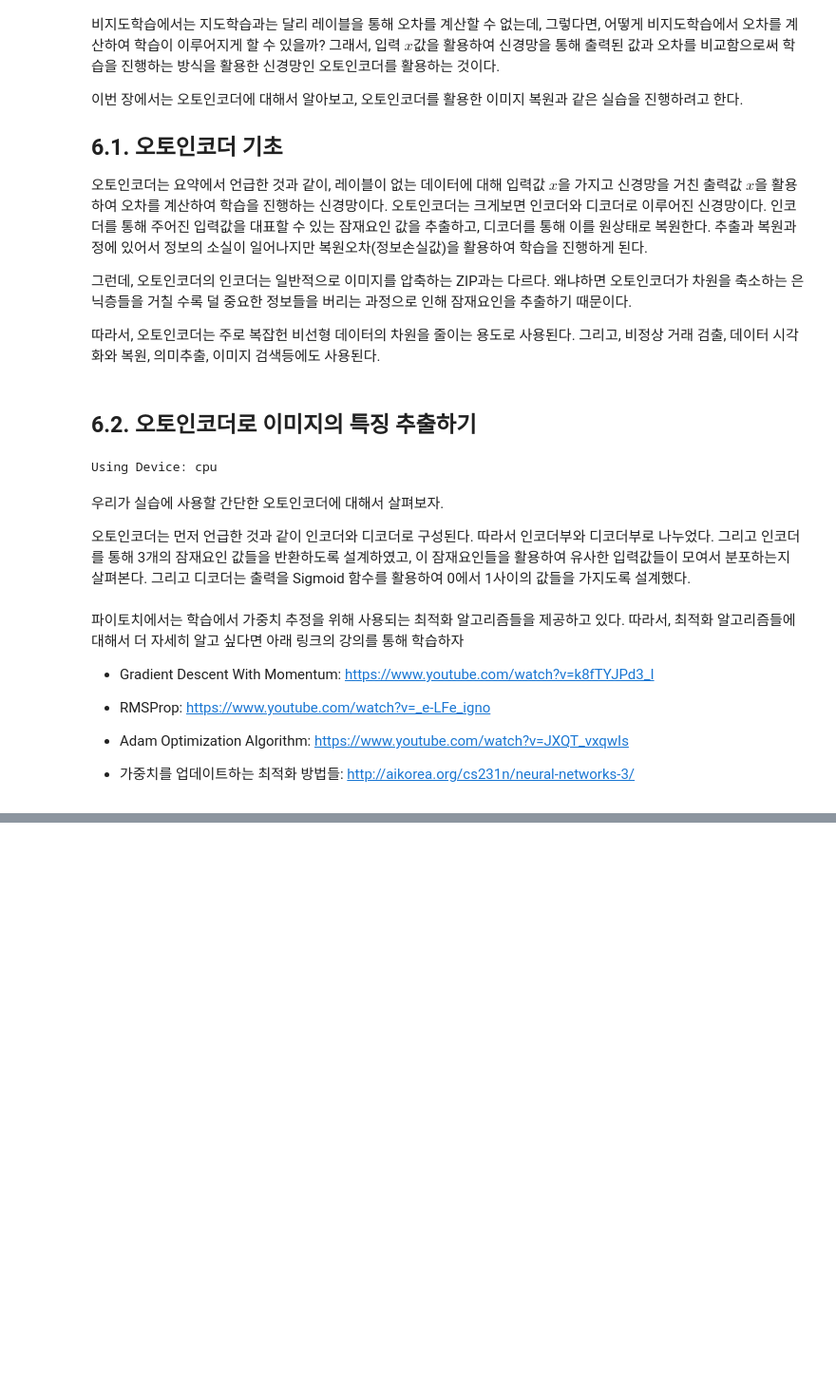
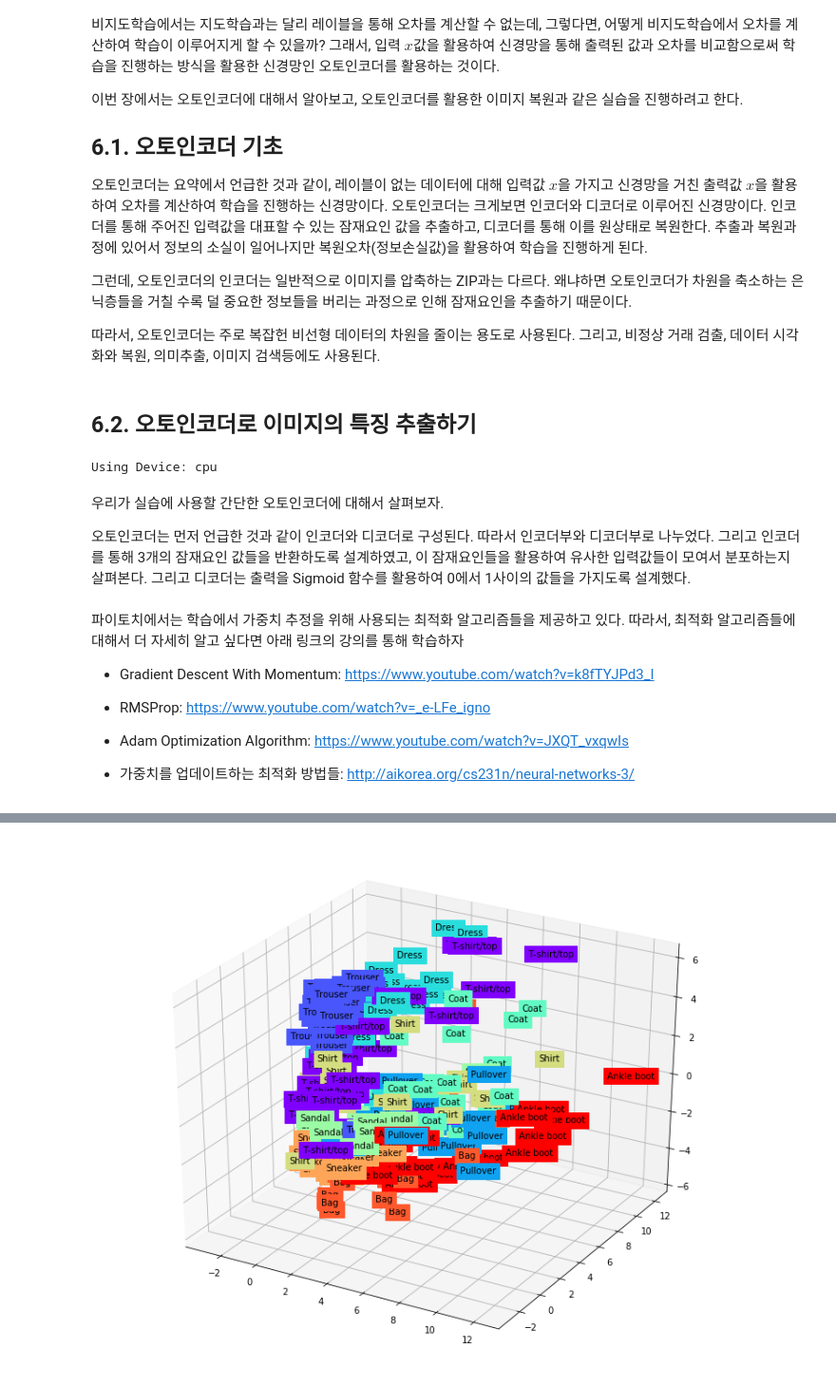
Before and after one commit to JerryKwon/3-min-pytorch-review, a Jupyter notebook: 6. 사람의 지도 없이 학습하는 오토인코더/6. 사람의 지도 없이 학습하는 오토인코더.ipynb, the cells around one changed output, grey strips where cells are left out. Shown: that part at 95% size. Saved outputs shown, nothing was run; the diff lists cells and outputs as text; code cells hidden in the pictures; blank space fills up the shorter version.

Commit message:
add extract latent factor and denoisying autoencoder

```diff
--- a/6. 사람의 지도 없이 학습하는 오토인코더/6. 사람의 지도 없이 학습하는 오토인코더.ipynb
+++ b/6. 사람의 지도 없이 학습하는 오토인코더/6. 사람의 지도 없이 학습하는 오토인코더.ipynb
@@ -160,0 +165,38 @@ Text(0.5,0.98,'AutoEncoder Restored Image by 5 epochs')
+# %%
+view_data = train_dataset.data[:200].view(-1, 28*28)
+view_data = view_data.type(torch.FloatTensor)/255.
+
+
+if USE_CUDA:
+    test_x = view_data.to(DEVICE)
+else:
+    test_x = view_data
+
+encoded_data, decoded_data = autoencoder(test_x)
+
+if USE_CUDA:
+    encoded_data = encoded_data.to("CPU")
+# %%
+labels = ["T-shirt/top", 'Trouser', 'Pullover', 'Dress', 'Coat', 'Sandal', 'Shirt', 'Sneaker', 'Bag', 'Ankle boot']
+label_dict = {idx:label for idx, label in enumerate(labels)}
+
+fig = plt.figure(figsize=[10,8])
+ax = Axes3D(fig)
+
+X = encoded_data[:,0].data.numpy()
+Y = encoded_data[:,1].data.numpy()
+Z = encoded_data[:,2].data.numpy()
+
+labels = train_dataset.targets[:200].data.numpy()
+
+for x,y,z,s in zip(X,Y, Z, labels):
+    name = label_dict[s]
+    color = cm.rainbow(int(255*s/9))
+    ax.text(x,y,z,name, backgroundcolor=color)
+    ax.set_xlim(X.min(), X.max())
+    ax.set_ylim(X.min(), X.max())
+    ax.set_zlim(Z.min(), Z.max())
+
+plt.show()
+# %% [output]
+[figure, added]
```
Also changed, not shown: parts of 9 cells of this notebook.
